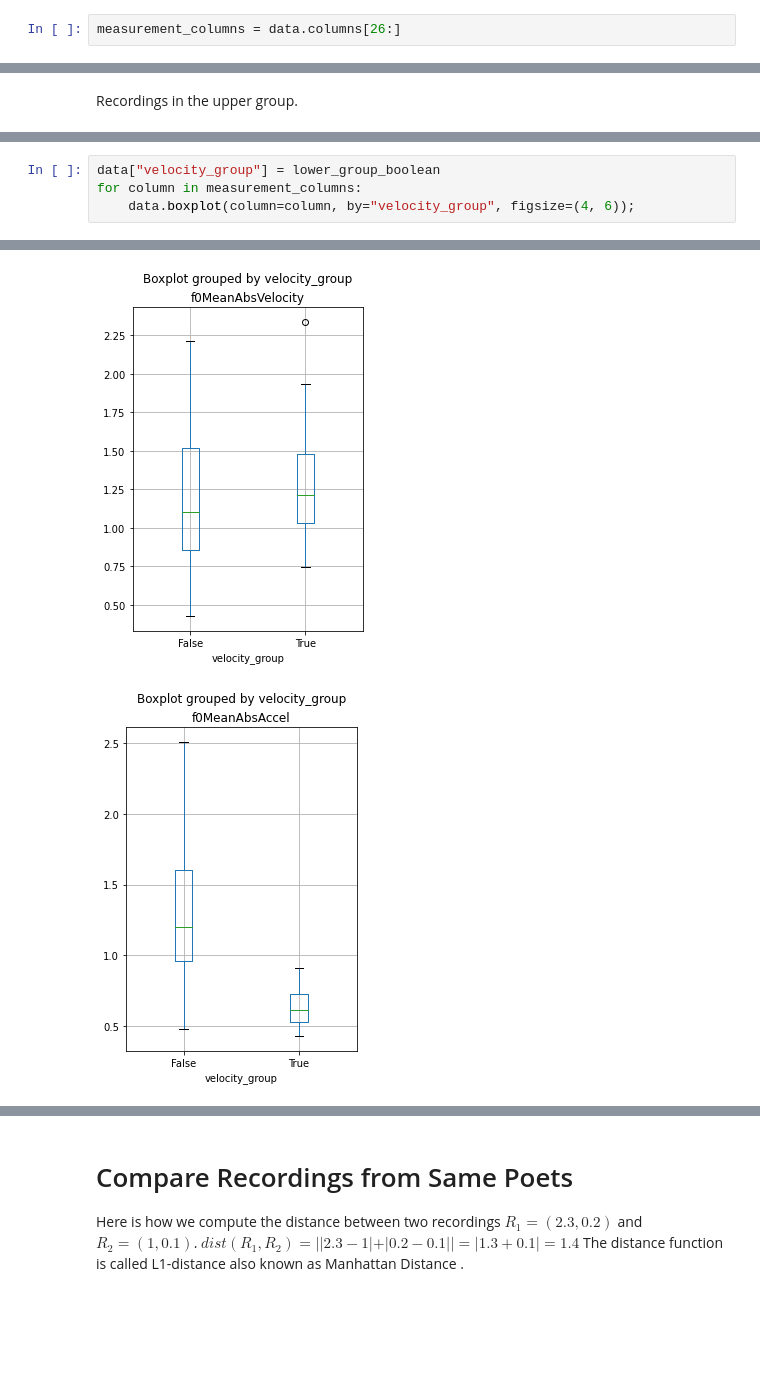
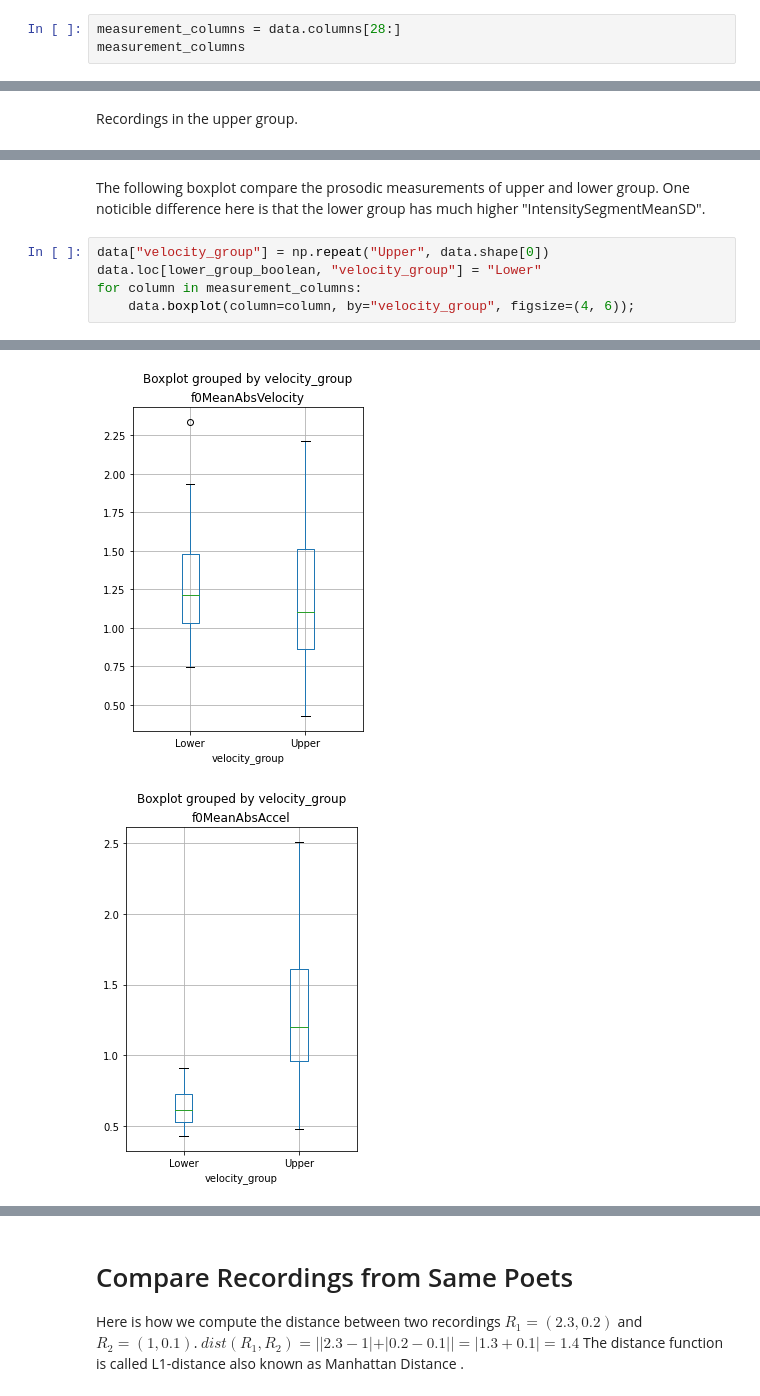
Before and after one commit to charles19920528/prosodic_analysis, a Jupyter notebook: data_exploration.ipynb, the cells around one changed output, grey strips where cells are left out. Saved outputs shown, nothing was run; the diff lists cells and outputs as text; blank space fills up the shorter version.

```diff
--- a/data_exploration.ipynb
+++ b/data_exploration.ipynb
@@ -23,2 +39,3 @@ data.head()
 # %%
-measurement_columns = data.columns[26:]
+measurement_columns = data.columns[28:]
+measurement_columns
@@ -105,5 +129,8 @@ data[["author_last_name", "author_first_name", "poem_title"]].loc[~lower_group_b
+# %% [markdown]
+The following boxplot compare the prosodic measurements of upper and lower group. One noticible difference here is that the lower group has much higher "IntensitySegmentMeanSD".
 # %%
-data["velocity_group"] = lower_group_boolean
+data["velocity_group"] = np.repeat("Upper", data.shape[0])
+data.loc[lower_group_boolean, "velocity_group"] = "Lower"
 for column in measurement_columns:
     data.boxplot(column=column, by="velocity_group", figsize=(4, 6));
 # %% [output]
@@ -113,2 +140,2 @@ for column in measurement_columns:
-[figure, old version]
+[figure, new version]
-[figure, old version]
+[figure, new version]
```
Also changed, not shown: parts of 22 cells of this notebook, 2 other files.
